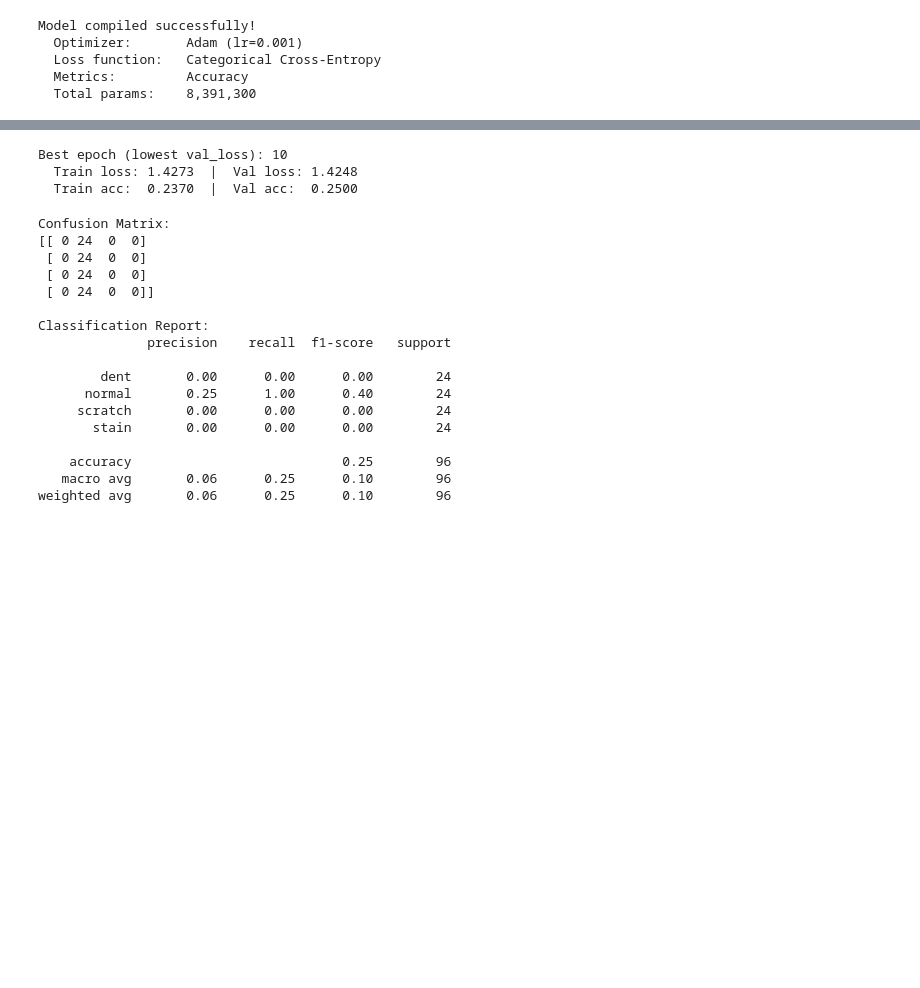
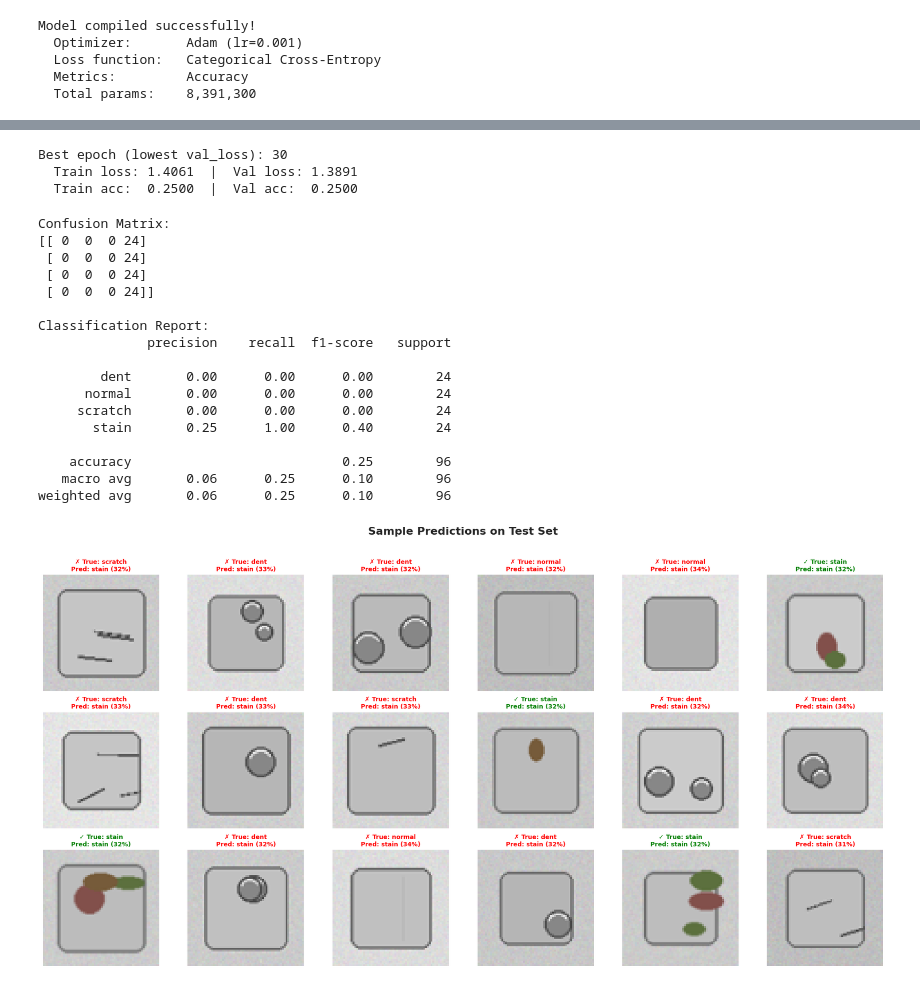
Before and after one commit to VenkyP77/part-2-cnn-computer-vision, a Jupyter notebook: notebook.ipynb, the cells around one changed output, grey strips where cells are left out. Drawn from its saved outputs; the diff is of its cells as text; code cells hidden in the pictures; blank space fills up the shorter version.

Commit message:
Changed activation model to relu
Attempted improving accuracy. Further changes may be needed. Considering adding a layer or 2 to the model.

```diff
--- a/notebook.ipynb
+++ b/notebook.ipynb
@@ -342,12 +341,12 @@ from tf_keras.layers import (Conv2D, MaxPooling2D, Flatten, Dense, Dropout, Batc
 model = Sequential([
     Input(shape=(IMG_SIZE, IMG_SIZE, 3)),
 
-    Conv2D(64, (3, 3), activation='tanh', padding='same'), # 2nd conv block : 64 filters
+    Conv2D(64, (3, 3), activation='relu', padding='same'), # 2nd conv block : 64 filters
     MaxPooling2D((2, 2)),
     BatchNormalization(),
 
     Flatten(),
-    Dense(128, activation='tanh'), # Fully connected layer with 128 neurons
+    Dense(128, activation='relu'), # Fully connected layer with 128 neurons
     Dropout(0.5), # Dropout for regularization. This will help deal with potential overfitting given the small dataset size.
     Dense(num_classes, activation='softmax') # Output layer with softmax activation
 ])
@@ -455,9 +454,9 @@ print(f"Best epoch (lowest val_loss): {best_epoch}")
 print(f"  Train loss: {history.history['loss'][best_epoch-1]:.4f}  |  Val loss: {history.history['val_loss'][best_epoch-1]:.4f}")
 print(f"  Train acc:  {history.history['accuracy'][best_epoch-1]:.4f}  |  Val acc:  {history.history['val_accuracy'][best_epoch-1]:.4f}")
 # %% [output]
-Best epoch (lowest val_loss): 10
-  Train loss: 1.4273  |  Val loss: 1.4248
-  Train acc:  0.2370  |  Val acc:  0.2500
+Best epoch (lowest val_loss): 30
+  Train loss: 1.4061  |  Val loss: 1.3891
+  Train acc:  0.2500  |  Val acc:  0.2500
 # %%
 # Confusion matrix and classification report
 
@@ -474,19 +473,48 @@ print("\nClassification Report:")
 print(classification_report(y_true, y_pred, target_names=le.classes_, zero_division=0)) # was getting a warning about precision being set to 0.0. Added zero_division=0 to handle that. This is probably happening due to the small dataset size.
 # %% [output]
 Confusion Matrix:
-[[ 0 24  0  0]
- [ 0 24  0  0]
- [ 0 24  0  0]
- [ 0 24  0  0]]
+[[ 0  0  0 24]
+ [ 0  0  0 24]
+ [ 0  0  0 24]
+ [ 0  0  0 24]]
 
 Classification Report:
               precision    recall  f1-score   support
 
         dent       0.00      0.00      0.00        24
-      normal       0.25      1.00      0.40        24
+      normal       0.00      0.00      0.00        24
      scratch       0.00      0.00      0.00        24
-       stain       0.00      0.00      0.00        24
+       stain       0.25      1.00      0.40        24
 
     accuracy                           0.25        96
    macro avg       0.06      0.25      0.10        96
 weighted avg       0.06      0.25      0.10        96
+# %%
+# Sample predictions on test images
+
+plt.rcParams['font.family'] = 'DejaVu Sans'
+
+fig, axes = plt.subplots(3, 6, figsize=(18, 9))
+fig.suptitle('Sample Predictions on Test Set', fontsize=16, fontweight='bold', y=1.02)
+
+np.random.seed(42)
+sample_indices = np.random.choice(len(X_test), 18, replace=False)
+
+for idx, ax in zip(sample_indices, axes.flatten()):
+    ax.imshow(X_test[idx])
+    true_label = le.classes_[y_true[idx]]
+    pred_label = le.classes_[y_pred[idx]]
+    confidence = y_pred_probs[idx][y_pred[idx]] * 100
+
+    correct = true_label == pred_label
+    color = 'green' if correct else 'red'
+    symbol = '✓' if correct else '✗'
+
+    ax.set_title(f'{symbol} True: {true_label}\nPred: {pred_label} ({confidence:.0f}%)',
+                 fontsize=9, color=color, fontweight='bold')
+    ax.axis('off')
+
+plt.tight_layout()
+plt.show()
+# %% [output]
+[figure, added]
```
Also changed, not shown: parts of 5 cells of this notebook.
